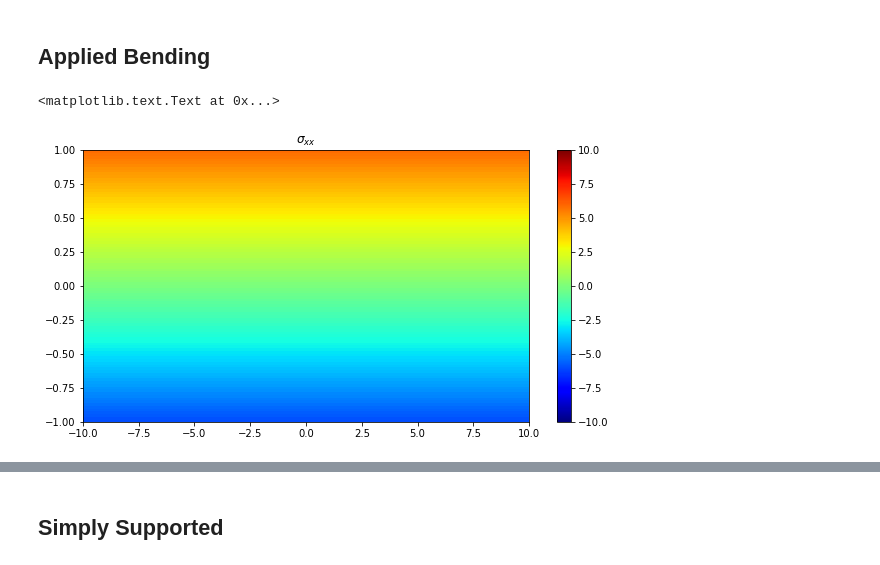
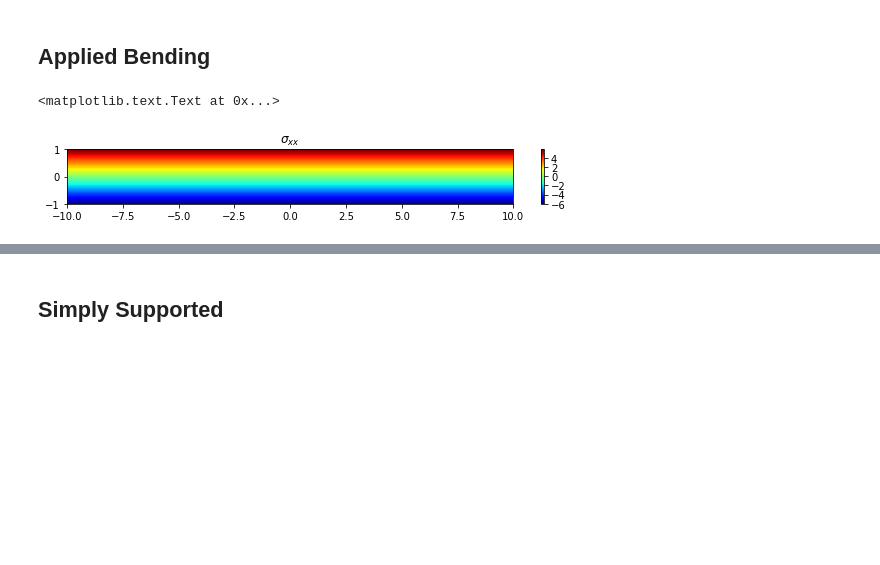
Before and after one commit to ndaman/continuum, a Jupyter notebook: Airy Stress Demos.ipynb, the cells around one changed output, grey strips where cells are left out. Saved outputs shown, nothing was run; the diff lists cells and outputs as text; code cells hidden in the pictures; blank space fills up the shorter version.

```diff
--- a/Airy Stress Demos.ipynb
+++ b/Airy Stress Demos.ipynb
@@ -62,22 +62,22 @@ plt.title('$\sigma_{xy}$')
 # %%
 phi_b = y**3
 sx_b, sy_b, sxy_b = Airy(phi_b)
 temp = sm.lambdify((x,y),sx_b)
 temp1 = sm.lambdify((x,y),sy_b)
 temp2 = sm.lambdify((x,y),sxy_b)
 sx = np.zeros((100,100))
 sy = np.zeros((100,100))
 sxy = np.zeros((100,100))
 for i in range(len(xx)):
     for j in range(len(yy)):
         sx[i,j] = temp(xx[i,j],yy[i,j])
         sy[i,j] = temp1(xx[i,j],yy[i,j])
         sxy[i,j] = temp2(xx[i,j],yy[i,j])
-fig = plt.figure(figsize=(10,5))
-plt.pcolormesh(xx,yy,sx,cmap='jet',vmin=-10,vmax=10)
+fig = plt.figure(figsize=(10,1))
+plt.pcolormesh(xx,yy,sx,cmap='jet')
 plt.colorbar()
 plt.title('$\sigma_{xx}$')
 # %% [output]
 <matplotlib.text.Text at 0x...>
-[figure, old version]
+[figure, new version]
 # %%
```
Also changed, not shown: parts of 11 cells of this notebook.
